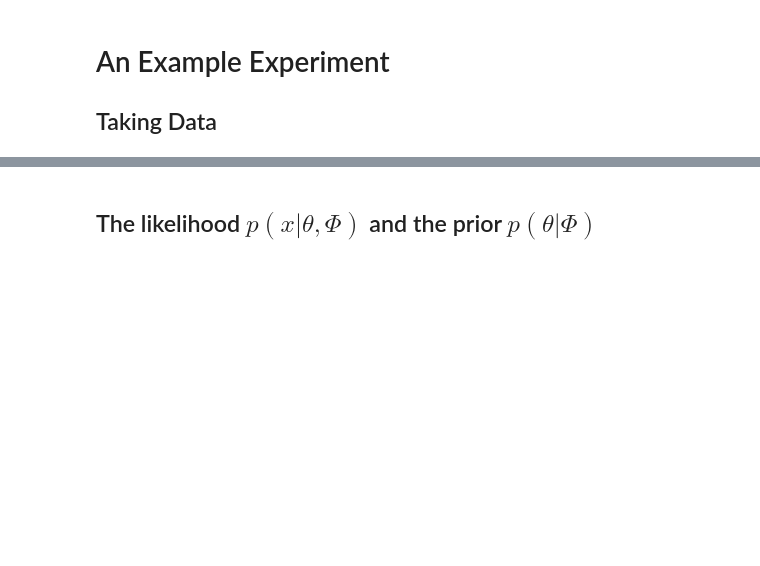
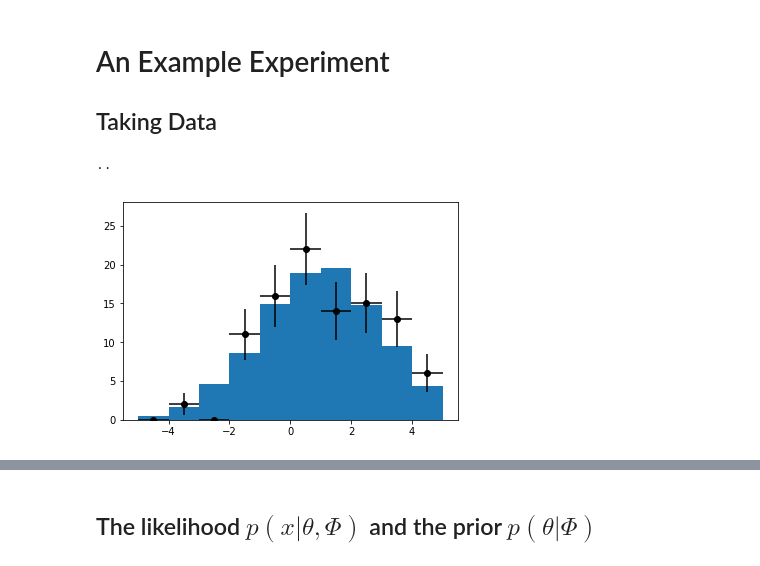
Before and after one commit to cranmer/active_sciencing, a Jupyter notebook: clean/active_gaussian.ipynb, the cells around one changed output, grey strips where cells are left out. Saved outputs shown, nothing was run; the diff lists cells and outputs as text; code cells hidden in the pictures; blank space fills up the shorter version.

```diff
--- a/clean/active_gaussian.ipynb
+++ b/clean/active_gaussian.ipynb
@@ -42,18 +42,21 @@ for i,theta in enumerate(np.linspace(*THETA_RANGE,num = nsteps_theta)):
 # %%
 example_phi = math.pi/2.
 example_theta = 1.
-example_ndata = 1000
+example_ndata = 100
 
 
 bins = np.linspace(*DATA_RANGE, num = 11)
 example_data = common.collect_data(example_phi,THE_SIMULATOR, theta_nature=example_theta, n_samples = example_ndata)
 datacounts,bins = np.histogram(example_data,bins = bins)
 centers = bins[:-1] + (bins[1:]-bins[:-1])/2.
 plt.errorbar(centers,datacounts,fmt = 'o',xerr = (bins[1:]-bins[:-1])/2.,yerr = np.sqrt(datacounts), c = 'k')
 
 n_mc = 10000
 mc = THE_SIMULATOR(example_theta,example_phi,n_mc) #simulate much more than data
 mccounts,_,_ = plt.hist(mc,weights = [float(example_ndata)/float(n_mc)]*n_mc, bins = bins)
+# %% [output]
+..
+[figure, added]
 # %%
 samples = THE_SIMULATOR(example_theta,example_phi,10000)
 p = distr.Distribution(
```
Also changed, not shown: parts of 10 cells of this notebook, 3 other files.
